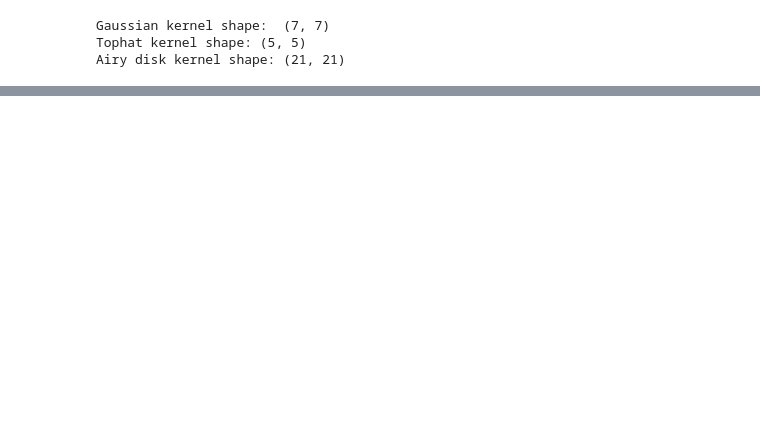
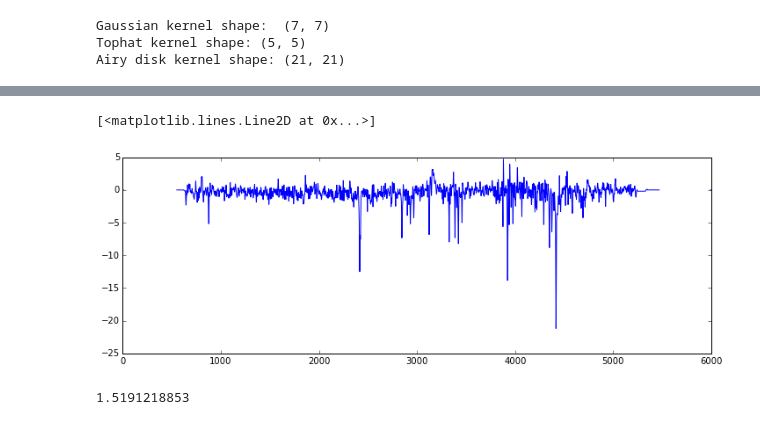
Before and after one commit to spacetelescope/cubeviz, a Jupyter notebook: smoothing/smoothing_demo.ipynb, the cells around one changed output, grey strips where cells are left out. Saved outputs shown, nothing was run; the diff lists cells and outputs as text; code cells hidden in the pictures; blank space fills up the shorter version.

```diff
--- a/smoothing/smoothing_demo.ipynb
+++ b/smoothing/smoothing_demo.ipynb
@@ -81,0 +129,19 @@ ax.set_title('Airy disk convolution')
+# %%
+plt.gcf().set_size_inches(12.,4.)
+spectrum = convolved[:, 10, 65]
+x = np.array(range(len(spectrum)))
+plt.plot(x, spectrum)
+# %% [output]
+[<matplotlib.lines.Line2D at 0x...>]
+[figure, added]
+# %%
+from scipy.ndimage import gaussian_filter
+import time
+start_time = time.time()
+
+fcube = gaussian_filter(datacube, (2.0, 0.75, 0.75))
+
+end_time = time.time()
+print(end_time - start_time)
+# %% [output]
+1.5191218853
```
Also changed, not shown: parts of 15 cells of this notebook.
